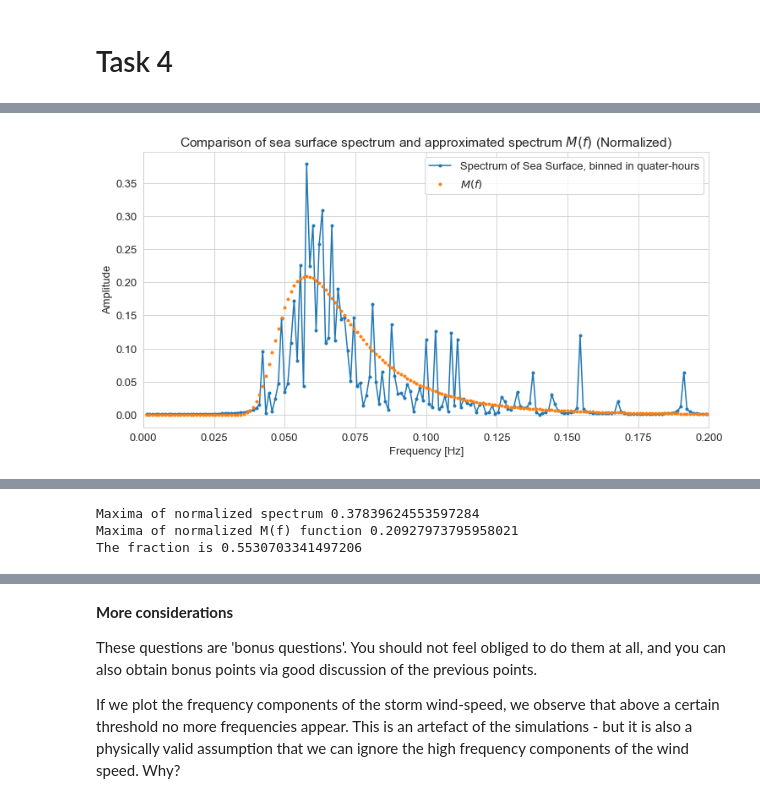
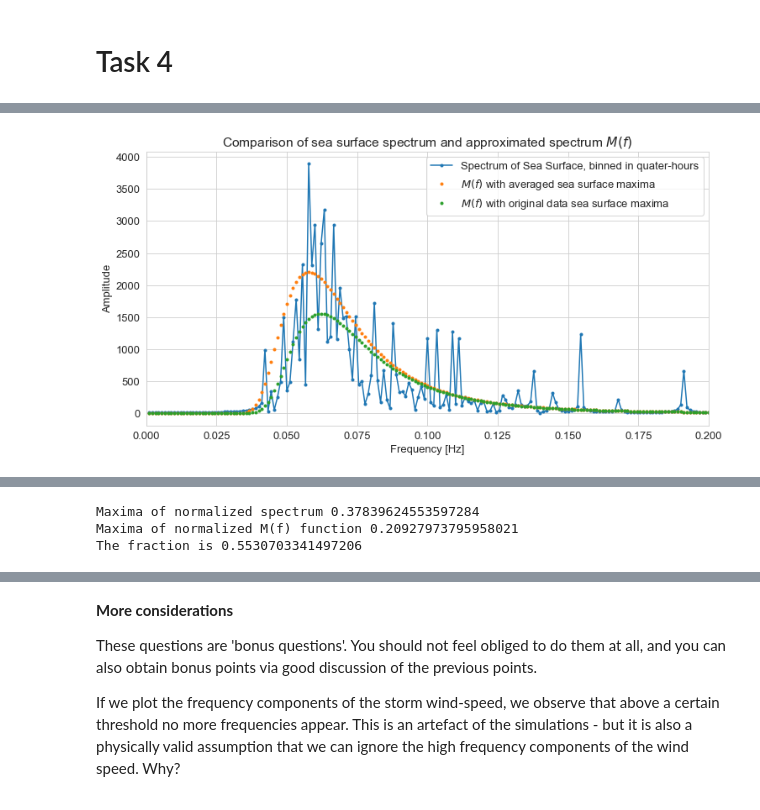
Before and after one commit to tesla1900/programming_course, a Jupyter notebook: project/Project_3_physics718_wind_2_students.ipynb, the cells around one changed output, grey strips where cells are left out. Saved outputs shown, nothing was run; the diff lists cells and outputs as text; code cells hidden in the pictures.

```diff
--- a/project/Project_3_physics718_wind_2_students.ipynb
+++ b/project/Project_3_physics718_wind_2_students.ipynb
@@ -399,95 +404,54 @@ In order to compare the shapes of simulated data and the function $M(f)$, first
 # %%
 # defining the frequency spectrum and averaged sea surface data
 frequency0, mean0 = avg_fourier(t, seaSurface, 4)
 f = frequency0
-# np.linspace(0,1/(t[1]-t[0])/2,len(t)//2+1)
-f_0 = frequency0[1:][np.argmax(np.abs(mean0)[1:])]
+f_0 = frequency0[1:][np.argmax(np.abs(mean0)[1:])] # maxima of averaged data
+f_01 = max_freq # maxima of original data
+
+#calculate the JONSWAP profile
+def M(f, f_0):
+    """
+    takes in frequency array f and maximum frequency f_0 and
+    returns the function M(f)
+    """
+    return 2.2 * 1e-6 * np.exp(-(5 / 4) * (f_0 / f[1:])**4) * (len(f[1:]) + 1) / (f[1:]**5 * 2)
 
 # defining the function
-m = 2.2 * 1e-6 * np.exp(-(5 / 4) * (f_0 / f[1:])**4) * (len(f[1:]) + 1) / (f[1:]**5 * 2)
-
-# print(f[1:][np.argmax(m)])
+m = M(f, f_0)
+m1 = M(f, f_01)
 
 # normalizing the data
 norm0 = mean0 / np.linalg.norm(mean0)
 norm1 = m / np.linalg.norm(m)
+norm11 = m / np.linalg.norm(m1)
 
 # plotting
 plt.figure(figsize=(12,6))
+plt.plot(frequency0[1:], np.abs(mean0)[1:], ".-", label = 'Spectrum of Sea Surface, binned in quater-hours')
+plt.xlim(0, 0.2)
+plt.plot(f[1:], m, ".", label = '$M(f)$ with averaged sea surface maxima')
+plt.plot(f[1:], m1, ".", label = '$M(f)$ with original data sea surface maxima')
+plt.title('Comparison of sea surface spectrum and approximated spectrum $M(f)$')
+plt.xlabel('Frequency [Hz]')
+plt.ylabel('Amplitude')
+plt.legend()
+plt.show()
+
+# normalized plots
+plt.figure(figsize=(12,6))
 plt.plot(frequency0[1:], np.abs(norm0)[1:], ".-", label = 'Spectrum of Sea Surface, binned in quater-hours')
-# plt.plot(frequency0[1:], np.abs(mean0)[1:], ".-", label = 'Spectrum of Sea Surface, binned in quater-hours')
 plt.xlim(0, 0.2)
-plt.plot(f[1:], norm1, ".", label = '$M(f)$')
-# plt.plot(f[1:], m, ".", label = '$M(f)$')
+plt.plot(f[1:], norm1, ".", label = '$M(f)$ with averaged sea surface maxima')
+plt.plot(f[1:], norm11, ".", label = '$M(f)$ with original data sea surface maxima')
 plt.title('Comparison of sea surface spectrum and approximated spectrum $M(f)$ (Normalized)')
 plt.xlabel('Frequency [Hz]')
 plt.ylabel('Amplitude')
 plt.legend()
 plt.show()
 
 # printing
 print('Maxima of normalized spectrum', np.abs(norm0[np.argmax(np.abs(norm0))]))
 print('Maxima of normalized M(f) function', np.abs(norm1[np.argmax(np.abs(norm1))]))
 print('The fraction is', np.abs(norm1[np.argmax(np.abs(norm1))])/np.abs(norm0[np.argmax(np.abs(norm0))]))
-
-# inverse FFT of function M(f)
-mi = np.fft.irfft(m, len(t))
-
-# plotting
-plt.figure(figsize=(12,6))
-plt.plot(t, mi)
-plt.title('Inverse FT of $M(f)$ time spectrum')
-plt.xlabel('Time [s]')
-plt.ylabel('Sea surface offset [m]')
-plt.show()
-
-# plotting simulated data
-plt.figure(figsize=(12,6))
-plt.plot(t, seaSurface)
-plt.title('Simulated time spectrum of sea surface')
-plt.xlabel('Time [s]')
-plt.ylabel('Sea surface offset [m]')
-plt.show()
-print('Maxima sea surface offset of simulated data is', seaSurface[np.argmax(seaSurface)], 'm')
-print('Minima sea surface offset of simulated data is', seaSurface[np.argmin(seaSurface)], 'm')
-
-# defining a phase giving function
-def phase_giver(a, time):
-    '''
-    takes in array a and time scale and
-    returns inverse FFT with applied uniform phase
-    '''
-    phase = np.random.uniform(low = 0, high = 2 * np.pi, size=len(a))
-    new_a = a * np.exp(1j * phase)
-    return np.fft.irfft(new_a, len(t))
-
-# giving 3 different phases to M(f)
-new_mi = phase_giver(m, t)
-new_mi1 = phase_giver(m, t)
-new_mi2 = phase_giver(m, t)
-
-# plotting
-plt.rcParams["font.size"] = "13"
-fig, axs = plt.subplots(1, 3, figsize=(12, 5), constrained_layout=True)
-axs[0].plot(t/4, new_mi)
-axs[0].set_title('Inverse FT of $M(f)$ with phase (1)')
-axs[1].plot(t/4, new_mi1)
-axs[1].set_title('Inverse FT of $M(f)$ with phase (2)')
-axs[2].plot(t/4, new_mi2)
-axs[2].set_title('Inverse FT of $M(f)$ with phase (3)')
-
-for ax in axs.flat:
-    ax.set(xlabel='Time [s]', ylabel='Sea surface offset [m]')
-plt.show()
-
-# printing
-print('Maxima sea surface offset of fig. (1)', new_mi[np.argmax(new_mi)], 'm')
-print('Minima sea surface offset of fig. (1)', new_mi[np.argmin(new_mi)], 'm')
-print('---------------------------------------------')
-print('Maxima sea surface offset of fig. (2)', new_mi1[np.argmax(new_mi1)], 'm')
-print('Minima sea surface offset of fig. (2)', new_mi1[np.argmin(new_mi1)], 'm')
-print('---------------------------------------------')
-print('Maxima sea surface offset of fig. (3)', new_mi2[np.argmax(new_mi2)], 'm')
-print('Minima sea surface offset of fig. (3)', new_mi2[np.argmin(new_mi2)], 'm')
 # %% [output]
-[figure, old version]
+[figure, new version]
```
Also changed, not shown: parts of 10 cells of this notebook.
